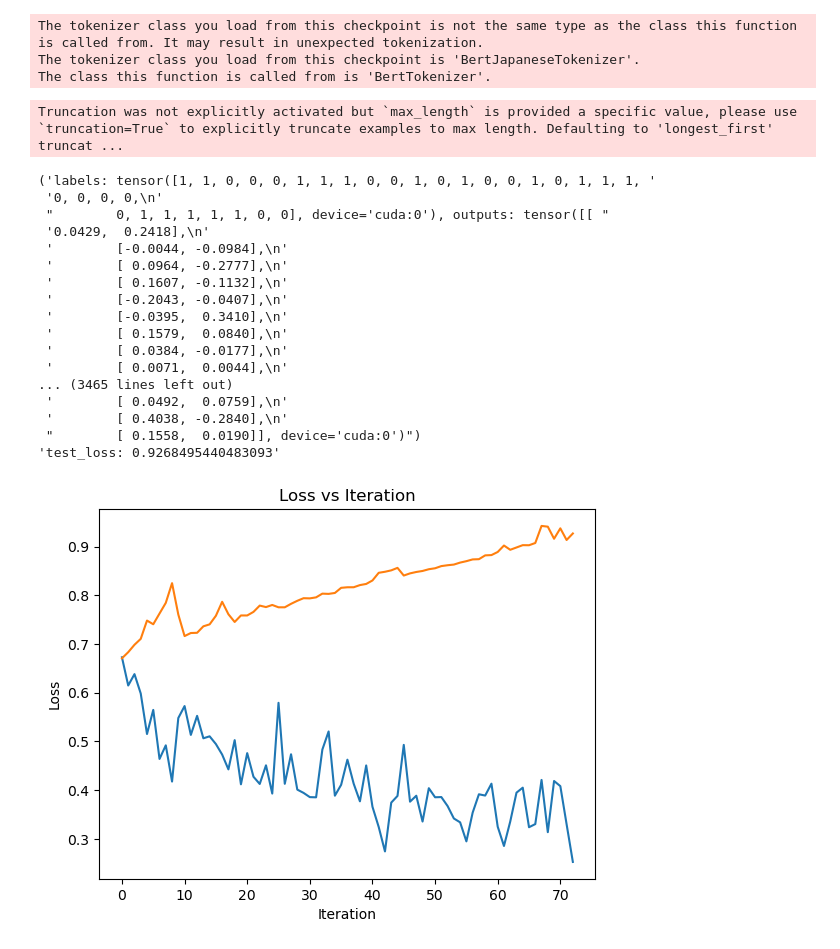
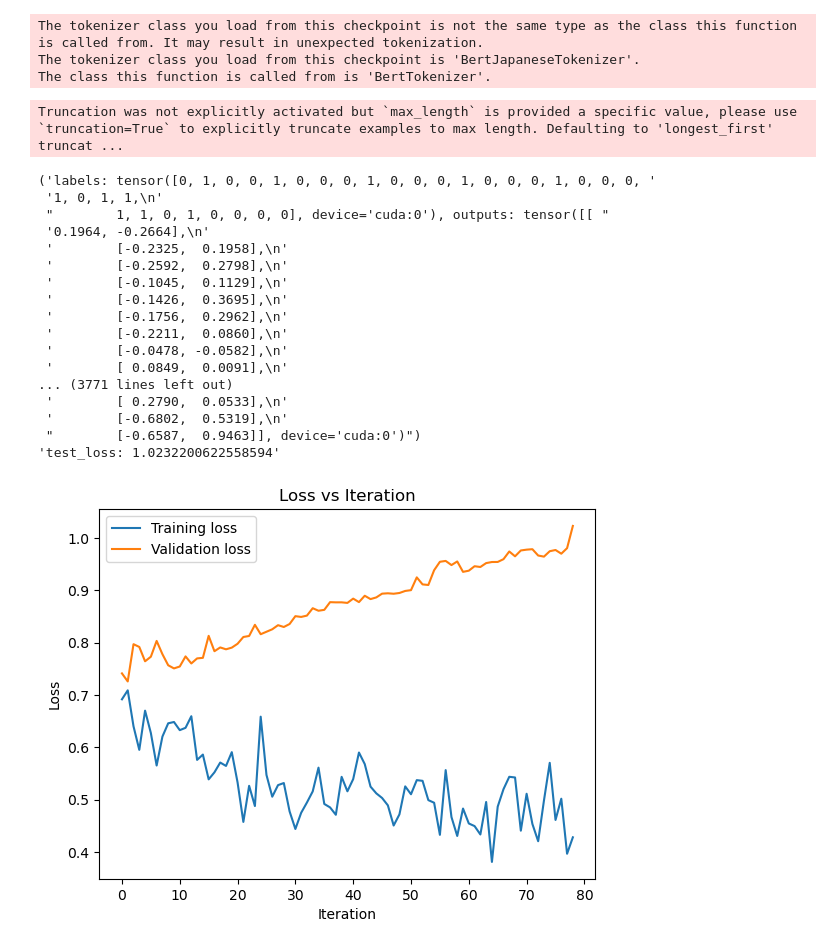
Before and after one commit to xhiroga/til, a Jupyter notebook: computer-science/machine-learning/_src/chiikawa-yonezu/train.ipynb, the cells around one changed output. Cells and saved outputs as stored; diff of their text form; code cells hidden in the pictures.

Commit message:
chore: preprocess data but...

```diff
--- a/computer-science/machine-learning/_src/chiikawa-yonezu/train.ipynb
+++ b/computer-science/machine-learning/_src/chiikawa-yonezu/train.ipynb
@@ -55,7 +55,7 @@ def to_device(device, *args):
     return [x.to(device) for x in args]
 # %%
 tokenizer = BertTokenizer.from_pretrained('cl-tohoku/bert-base-japanese-whole-word-masking')
-train_dataset = TextDataset('data/train.csv', tokenizer, 30)
+train_dataset = TextDataset('data/train_preprocessed.csv', tokenizer, 30)
 train_loader = DataLoader(train_dataset, batch_size=32, shuffle=True)
 test_dataset = TextDataset('data/test.csv', tokenizer, 30)
 test_loader = DataLoader(test_dataset, batch_size=32, shuffle=True)
@@ -91,48 +91,49 @@ for e in range(epoch):
         test_loss = 0.0
         num_batches = 0
         with torch.no_grad():
             for test_input_ids, test_attention_mask, test_labels in test_loader:
                 test_input_ids, test_attention_mask, test_labels = to_device(device, test_input_ids, test_attention_mask, test_labels)
                 test_outputs = net(test_input_ids, test_attention_mask)
                 pprint(f"test_labels: {test_labels}, test_outputs: {test_outputs}")
 
                 test_inputs_decoded = [tokenizer.decode(x) for x in test_input_ids]
                 test_labels_nihongo = ['米津玄師' if x == 1 else 'ちいかわ' for x in test_labels]
                 test_outputs_nihongo = ['米津玄師' if x[0] > x[1] else 'ちいかわ' for x in test_outputs]
                 # pprint(list(zip(test_inputs_decoded, test_labels_nihongo, test_outputs_nihongo)))
 
                 batch_test_loss = torch.nn.functional.cross_entropy(test_outputs, test_labels)
                 test_loss += batch_test_loss.item()
                 num_batches += 1
 
         avg_test_loss = test_loss / num_batches
         pprint(f'test_loss: {avg_test_loss}')
         test_loss_values.append(avg_test_loss)
 
 # Plot the loss values
 plt.plot(train_loss_values, label='Training loss')
 plt.plot(test_loss_values, label='Validation loss')
 plt.xlabel('Iteration')
 plt.ylabel('Loss')
+plt.legend()
 plt.title('Loss vs Iteration')
 plt.show()
 # %% [output]
 Truncation was not explicitly activated but `max_length` is provided a specific value, please use `truncation=True` to explicitly truncate examples to max length. Defaulting to 'longest_first' truncat ...
-('labels: tensor([1, 1, 0, 0, 0, 1, 1, 1, 0, 0, 1, 0, 1, 0, 0, 1, 0, 1, 1, 1, '
- '0, 0, 0, 0,\n'
- "        0, 1, 1, 1, 1, 1, 0, 0], device='cuda:0'), outputs: tensor([[ "
- '0.0429,  0.2418],\n'
- '        [-0.0044, -0.0984],\n'
- '        [ 0.0964, -0.2777],\n'
- '        [ 0.1607, -0.1132],\n'
- '        [-0.2043, -0.0407],\n'
- '        [-0.0395,  0.3410],\n'
- '        [ 0.1579,  0.0840],\n'
- '        [ 0.0384, -0.0177],\n'
- '        [ 0.0071,  0.0044],\n'
-... (3465 lines left out)
- '        [ 0.0492,  0.0759],\n'
- '        [ 0.4038, -0.2840],\n'
- "        [ 0.1558,  0.0190]], device='cuda:0')")
-'test_loss: 0.9268495440483093'
+('labels: tensor([0, 1, 0, 0, 1, 0, 0, 0, 1, 0, 0, 0, 1, 0, 0, 0, 1, 0, 0, 0, '
+ '1, 0, 1, 1,\n'
+ "        1, 1, 0, 1, 0, 0, 0, 0], device='cuda:0'), outputs: tensor([[ "
+ '0.1964, -0.2664],\n'
+ '        [-0.2325,  0.1958],\n'
+ '        [-0.2592,  0.2798],\n'
+ '        [-0.1045,  0.1129],\n'
+ '        [-0.1426,  0.3695],\n'
+ '        [-0.1756,  0.2962],\n'
+ '        [-0.2211,  0.0860],\n'
+ '        [-0.0478, -0.0582],\n'
+ '        [ 0.0849,  0.0091],\n'
+... (3771 lines left out)
+ '        [ 0.2790,  0.0533],\n'
+ '        [-0.6802,  0.5319],\n'
+ "        [-0.6587,  0.9463]], device='cuda:0')")
+'test_loss: 1.0232200622558594'
-[figure, old version]
+[figure, new version]
```
Also changed, not shown: 3 other files.
